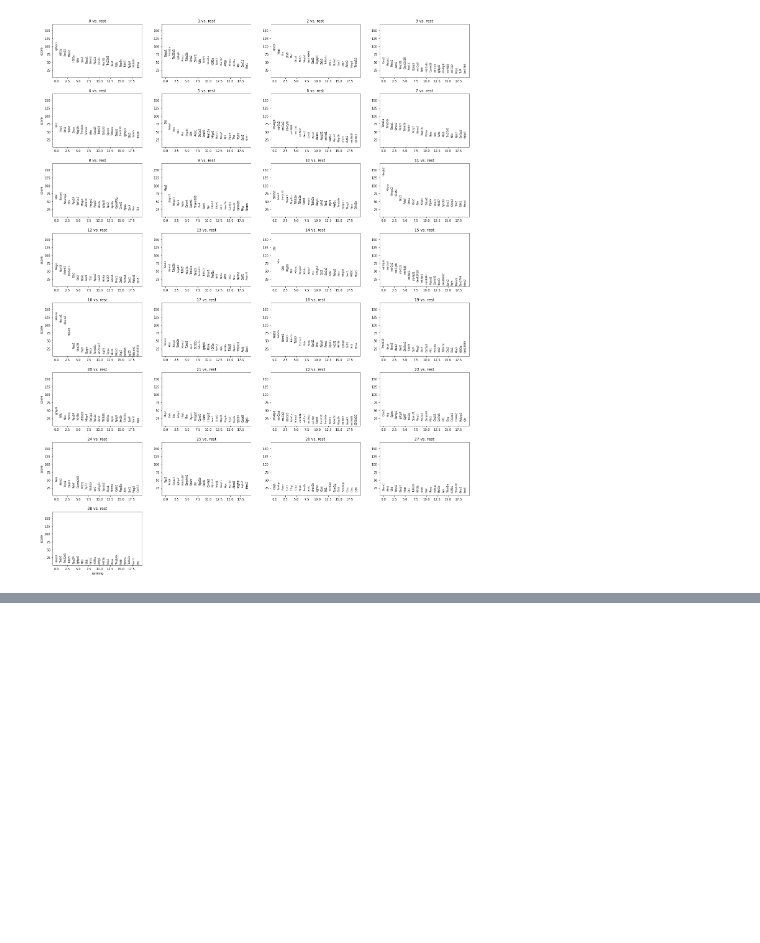
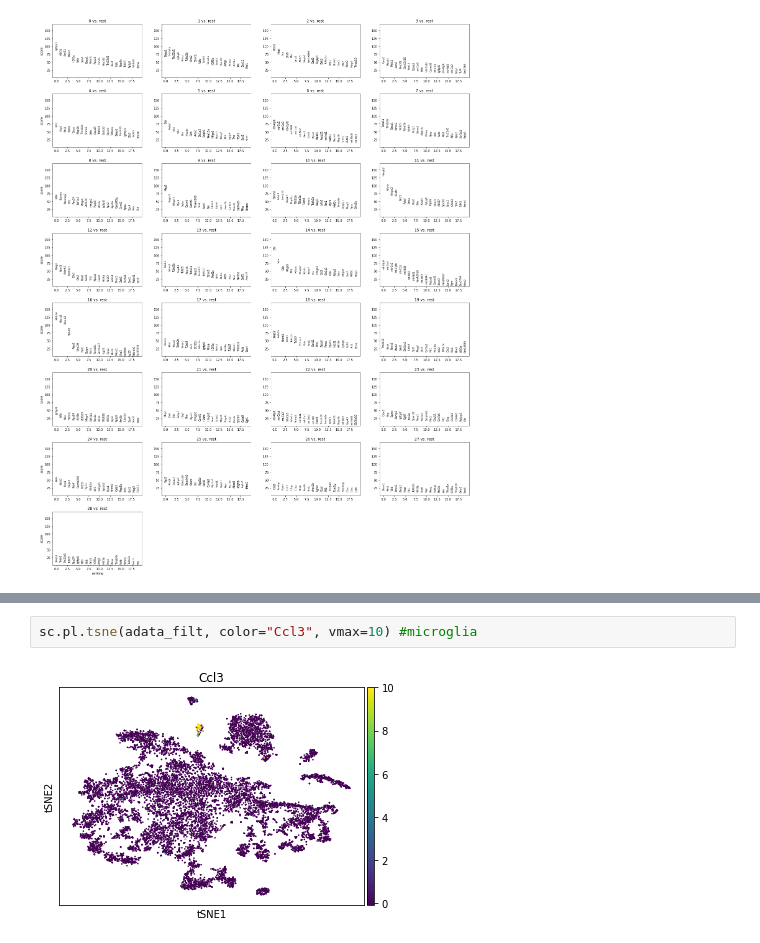
Before and after one commit to rgenner/qbb2021-answers, a Jupyter notebook: week10/Week10.ipynb, the cells around one changed output, grey strips where cells are left out. Drawn from its saved outputs; the diff is of its cells as text; blank space fills up the shorter version.

```diff
--- a/week10/Week10.ipynb
+++ b/week10/Week10.ipynb
@@ -72,0 +114,4 @@ sc.pl.rank_genes_groups(adata_filt)
+# %%
+sc.pl.tsne(adata_filt, color="Ccl3", vmax=10) #microglia
+# %% [output]
+[figure, added]
```
Also changed, not shown: parts of 19 cells of this notebook.
